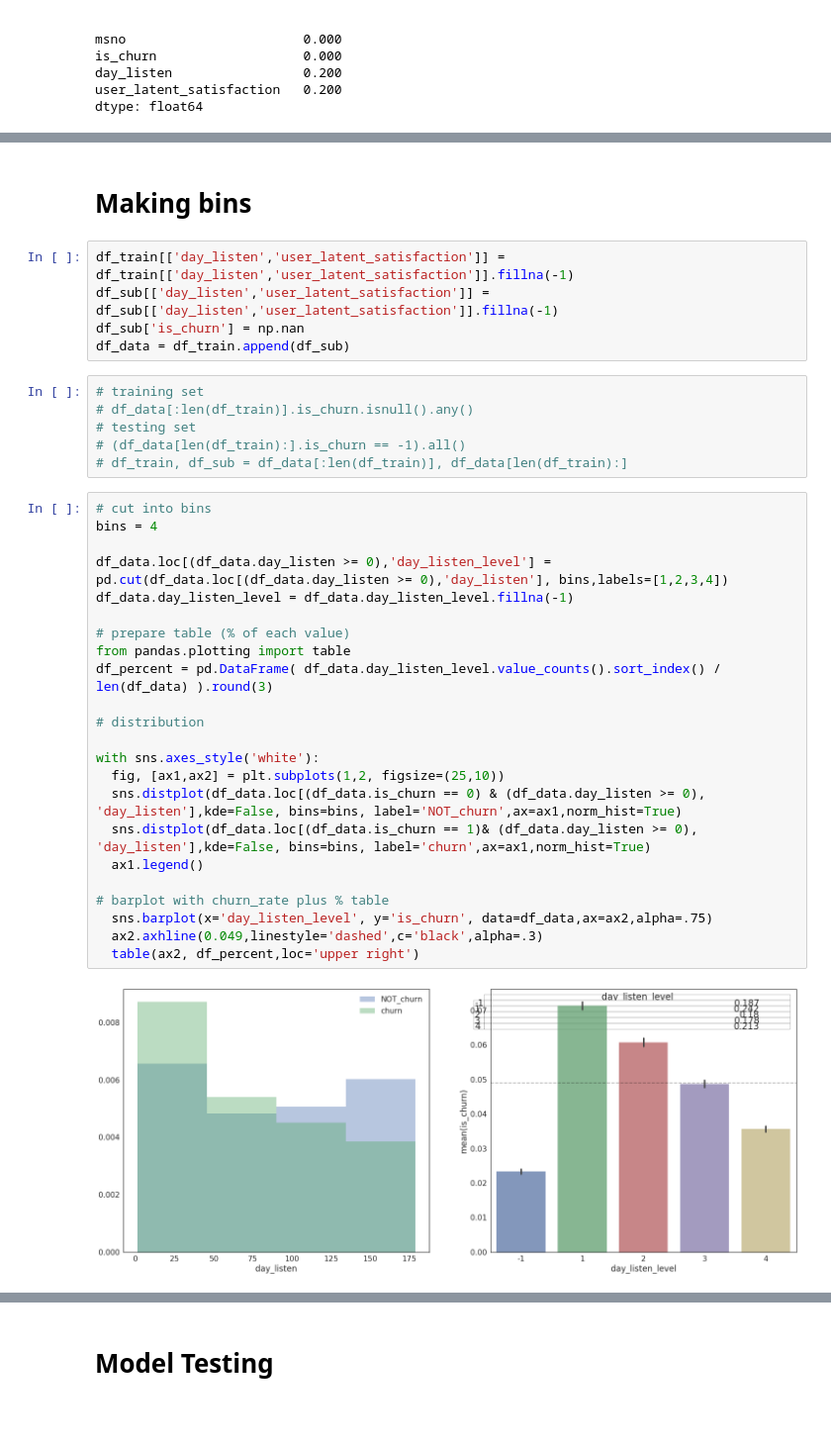
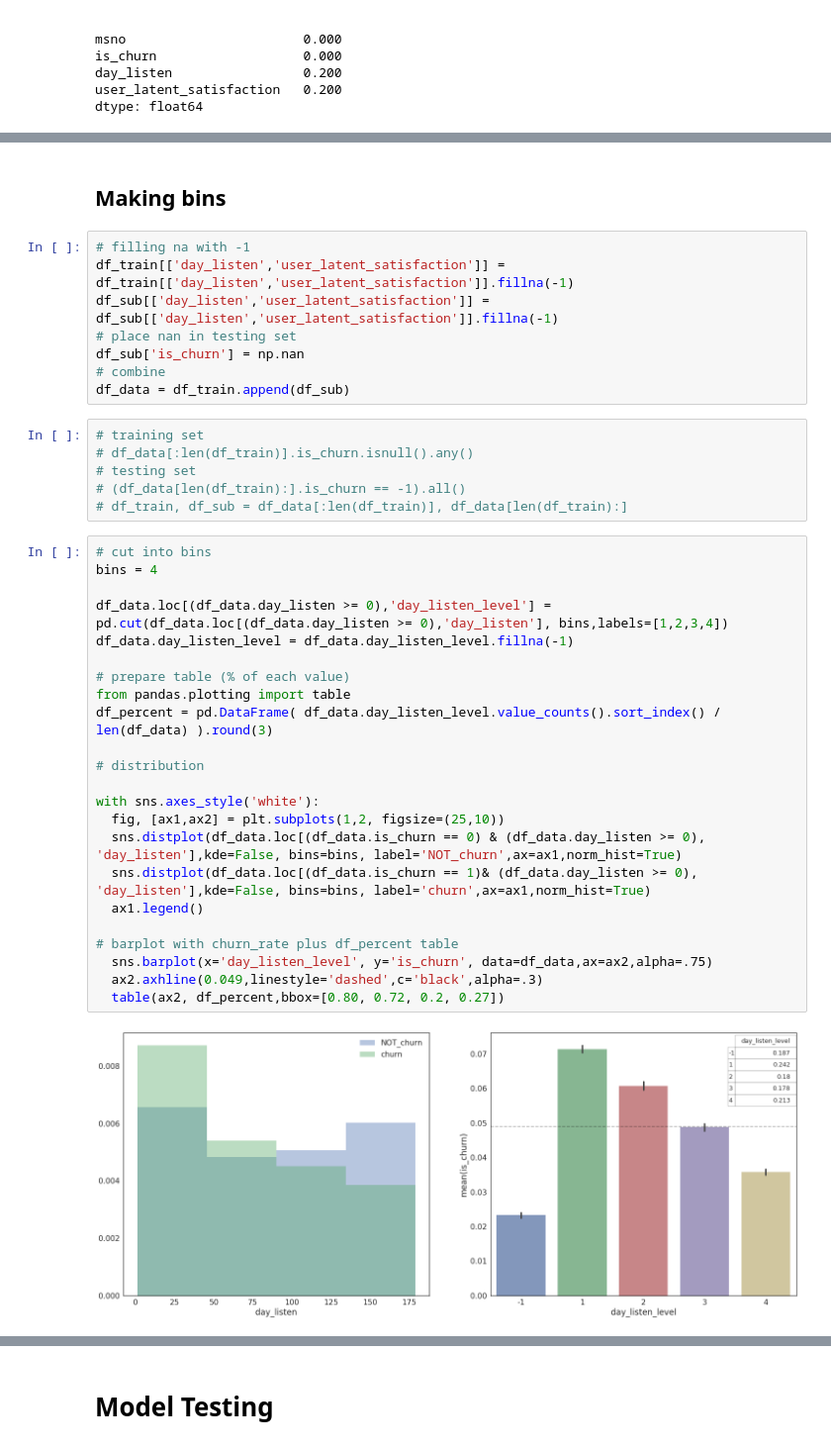
Before and after one commit to YLTsai0609/Kaggle-kkbox-churn-prediction-top5-percentage, a Jupyter notebook: day_listen_satisfaction.ipynb, the cells around one changed output, grey strips where cells are left out. Shown at 99% size. Drawn from its saved outputs; the diff is of its cells as text; blank space fills up the shorter version.

```diff
--- a/Analysis.ipynb
+++ b/day_listen_satisfaction.ipynb
@@ -479,9 +475,12 @@ df_sub_missing = df_sub.copy()
 # %% [markdown]
-# Making bins
+## Making bins
 # %%
+# filling na with -1
 df_train[['day_listen','user_latent_satisfaction']] = df_train[['day_listen','user_latent_satisfaction']].fillna(-1)
 df_sub[['day_listen','user_latent_satisfaction']] = df_sub[['day_listen','user_latent_satisfaction']].fillna(-1)
+# place nan in testing set
 df_sub['is_churn'] = np.nan
+# combine
 df_data = df_train.append(df_sub)
 # %%
 # training set
@@ -492,25 +491,25 @@ df_data = df_train.append(df_sub)
 # %%
 # cut into bins
 bins = 4
 
 df_data.loc[(df_data.day_listen >= 0),'day_listen_level'] = pd.cut(df_data.loc[(df_data.day_listen >= 0),'day_listen'], bins,labels=[1,2,3,4])
 df_data.day_listen_level = df_data.day_listen_level.fillna(-1)
 
 # prepare table (% of each value)
 from pandas.plotting import table
 df_percent = pd.DataFrame( df_data.day_listen_level.value_counts().sort_index() / len(df_data) ).round(3)
 
 # distribution
 
 with sns.axes_style('white'):
   fig, [ax1,ax2] = plt.subplots(1,2, figsize=(25,10))
   sns.distplot(df_data.loc[(df_data.is_churn == 0) & (df_data.day_listen >= 0), 'day_listen'],kde=False, bins=bins, label='NOT_churn',ax=ax1,norm_hist=True)
   sns.distplot(df_data.loc[(df_data.is_churn == 1)& (df_data.day_listen >= 0), 'day_listen'],kde=False, bins=bins, label='churn',ax=ax1,norm_hist=True)
   ax1.legend()
 
-# barplot with churn_rate plus % table
+# barplot with churn_rate plus df_percent table
   sns.barplot(x='day_listen_level', y='is_churn', data=df_data,ax=ax2,alpha=.75)
   ax2.axhline(0.049,linestyle='dashed',c='black',alpha=.3)
-  table(ax2, df_percent,loc='upper right')
+  table(ax2, df_percent,bbox=[0.80, 0.72, 0.2, 0.27])
 # %% [output]
-[figure, old version]
+[figure, new version]
```
Also changed, not shown: parts of 27 cells of this notebook.
